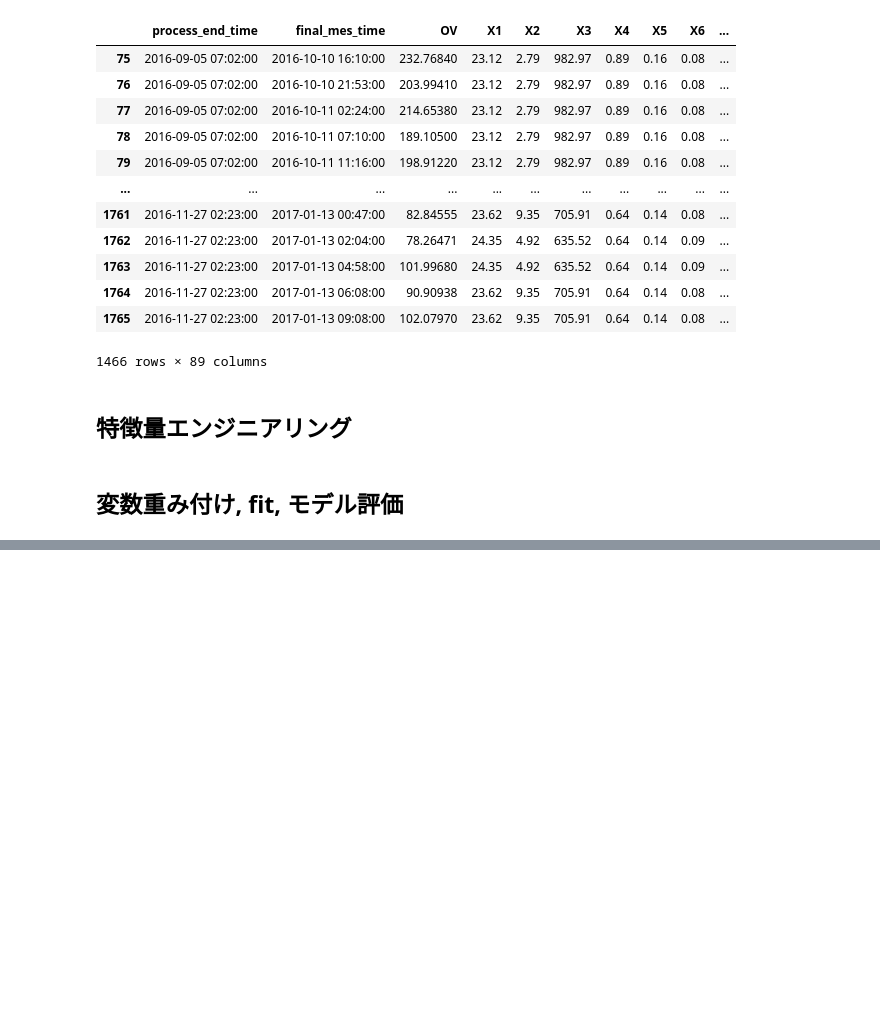
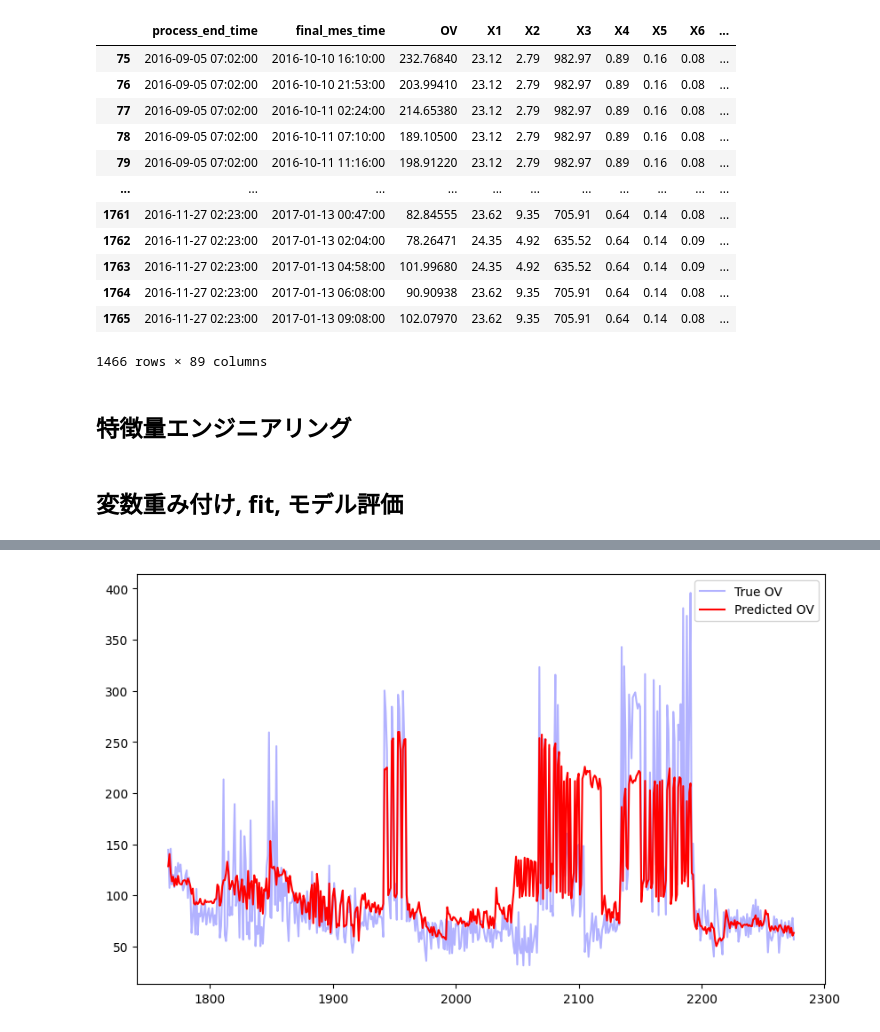
Before and after one commit to yut0takagi/ass-production-management2, a Jupyter notebook: notebook/check_features.ipynb, the cells around one changed output, grey strips where cells are left out. Cells and saved outputs as stored; diff of their text form; code cells hidden in the pictures; blank space fills up the shorter version.

```diff
--- a/notebook/check_features.ipynb
+++ b/notebook/check_features.ipynb
@@ -22,13 +24,14 @@ from sklearn.metrics import mean_squared_error
 
 from tools.get_describe_record import get_describe_record
 # %%
-featuresA = [f"X{i}" for i in range(24, 61)]
+#featuresA = [f"X{i}" for i in range(1, 84)]
 #featuresB = [f"X{i}" for i in range(1, 84)]
 
-#featuresA = ['X3', 'X54', 'X68', 'X78']
+#best_comb: (('X15', 'X30', 'X43', 'X68'), ('X2', 'X24', 'X33', 'X37')) 	 RMSE (ALL): 44.561
+featuresA = ['X15', 'X30', 'X43', 'X68']
 featuresB = ['X2', 'X24', 'X33', 'X37']
 
-comb_A = itertools.combinations(featuresA, 7)
+comb_A = itertools.combinations(featuresA, 4)
 comb_B = itertools.combinations(featuresB, 4)
 
 comb_AB = list(itertools.product(comb_A, comb_B))
@@ -528,16 +500,18 @@ best_comb_no
 # %%
 plt.figure(figsize=(10, 6))
 plt.plot(
     df_eval["y_true"],
     label="True OV",
     color="blue",
-    alpha=0.5
+    alpha=0.3
 )
 plt.plot(
     df_eval["y_pred"],
     label="Predicted OV",
     color="red",
-    alpha=0.5
+    alpha=1
 )
 plt.legend()
 plt.show()
+# %% [output]
+[figure, added]
```
Also changed, not shown: parts of 5 cells of this notebook, 2 other files.
